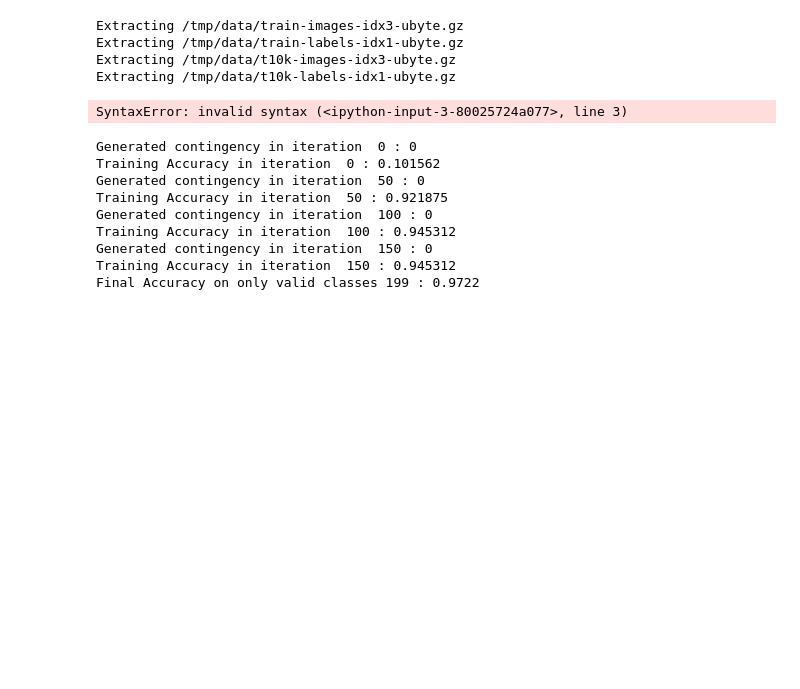
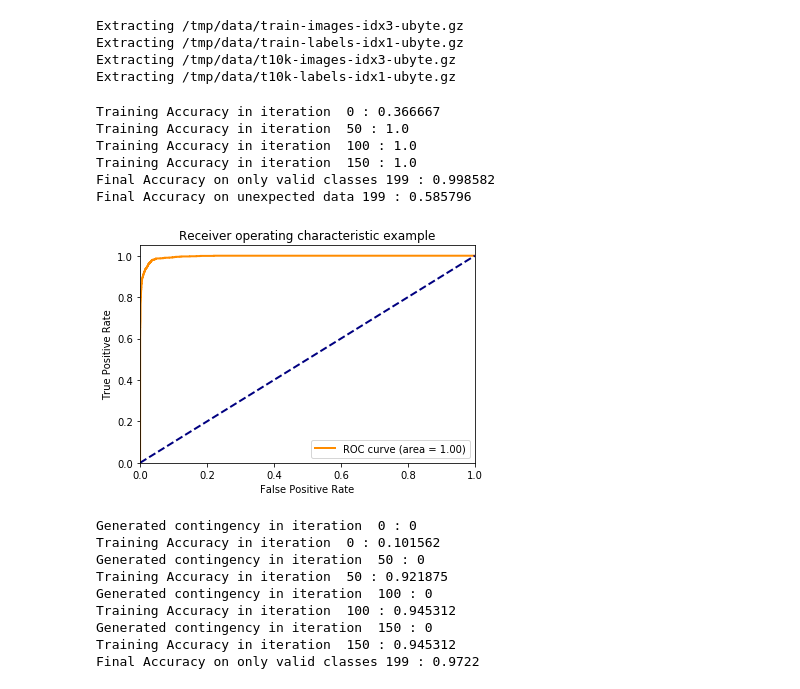
Before and after one commit to LeanderK/Contingency, a Jupyter notebook: Playground.ipynb, the cells around one changed output. Drawn from its saved outputs; the diff is of its cells as text; code cells hidden in the pictures; blank space fills up the shorter version.

```diff
--- a/Playground.ipynb
+++ b/Playground.ipynb
@@ -34,13 +34,17 @@ Extracting /tmp/data/t10k-images-idx3-ubyte.gz
 Extracting /tmp/data/t10k-labels-idx1-ubyte.gz
 # %%
 tf.reset_default_graph()
-mnistCont = mnist.MNistContingency(learning_rate, num_classes)
-run_fn (imgs, lbls, is_traingn:
-    mnistCont.withContingency(imgs, lbls, is_traingn, num_adversarial, num_adversarial_train)
-(fpr, tpr, roc_auc, pred) = mnist.run(run_fn, mnistCont, batch_size, num_adversarial, num_steps)
+mnistCont = mnist.MNistContingency(learning_rate, num_adversarial, num_adversarial_train, num_classes)
+(fpr, tpr, roc_auc, pred) = mnist.run(mnistCont.withContingency, learning_rate, mnistCont, batch_size, num_steps)
 plot_roc(0, fpr, tpr, roc_auc)
 # %% [output]
-SyntaxError: invalid syntax (<ipython-input-3-80025724a077>, line 3)
+Training Accuracy in iteration  0 : 0.366667
+Training Accuracy in iteration  50 : 1.0
+Training Accuracy in iteration  100 : 1.0
+Training Accuracy in iteration  150 : 1.0
+Final Accuracy on only valid classes 199 : 0.998582
+Final Accuracy on unexpected data 199 : 0.585796
+[figure, added]
 # %%
 tf.reset_default_graph()
 mnistCont = mnist.MNistContingency(learning_rate, num_steps, batch_size, num_classes, num_adversarial)
```
Also changed, not shown: 2 other files.
